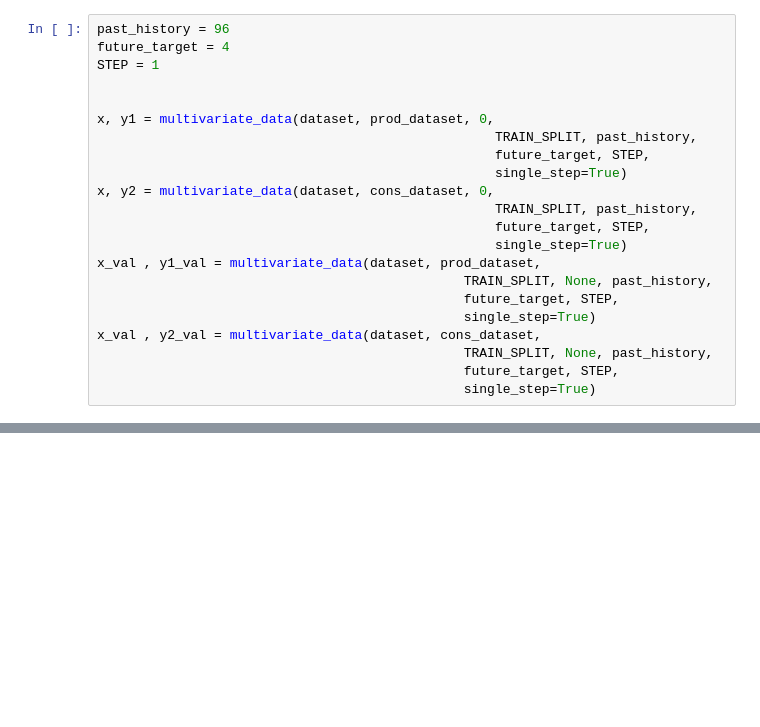
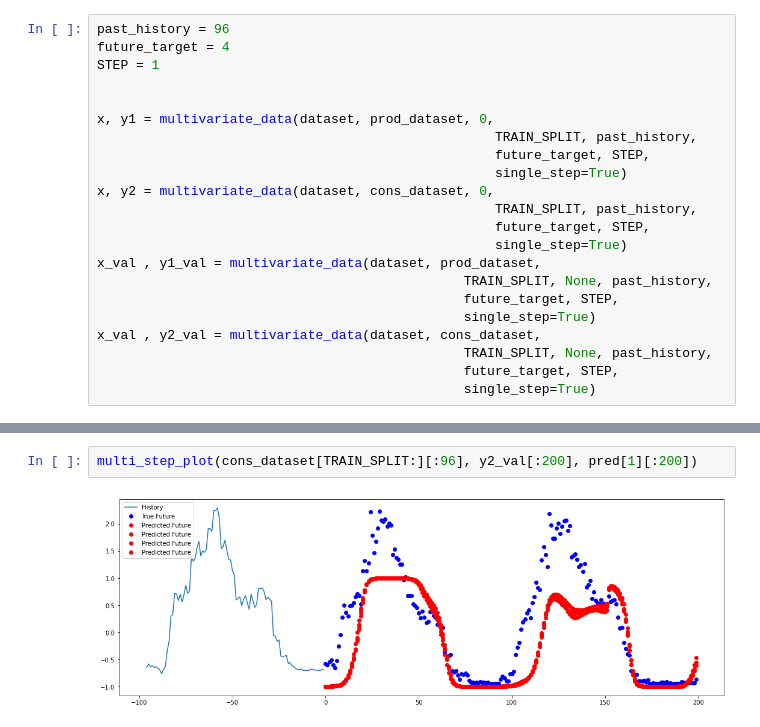
Before and after one commit to fiit-ba/Optimization-of-Battery-Management-in-Microgrid, a Jupyter notebook: AI/func_api_keras_lstm.ipynb, the cells around one changed output, grey strips where cells are left out. Cells and saved outputs as stored; diff of their text form; blank space fills up the shorter version.

```diff
--- a/AI/func_api_keras_lstm.ipynb
+++ b/AI/func_api_keras_lstm.ipynb
@@ -120,0 +141,4 @@ Test accuracy: 0.5701166391372681
+# %%
+multi_step_plot(cons_dataset[TRAIN_SPLIT:][:96], y2_val[:200], pred[1][:200])
+# %% [output]
+[figure, added]
```
Also changed, not shown: parts of 7 cells of this notebook.
